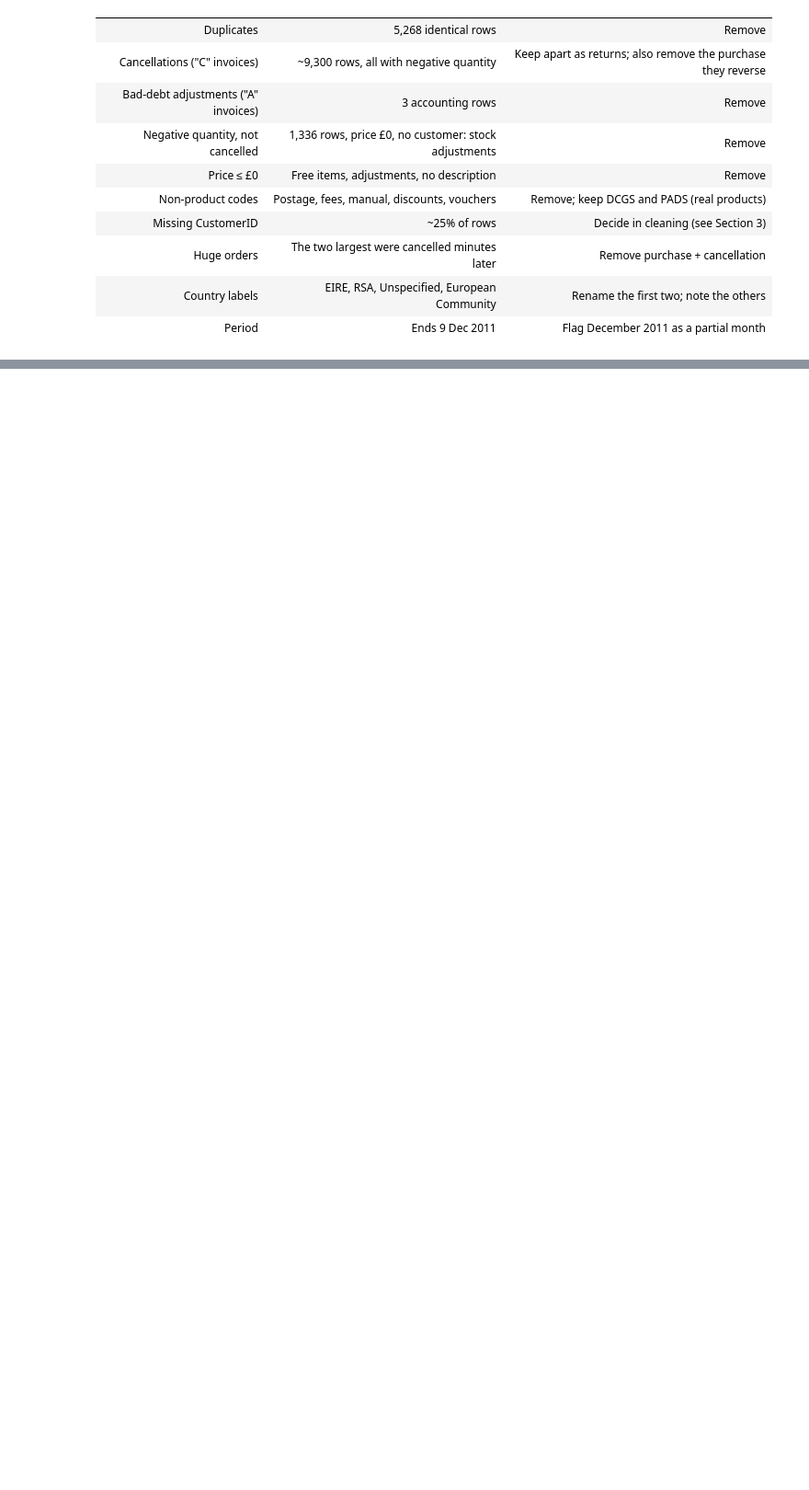
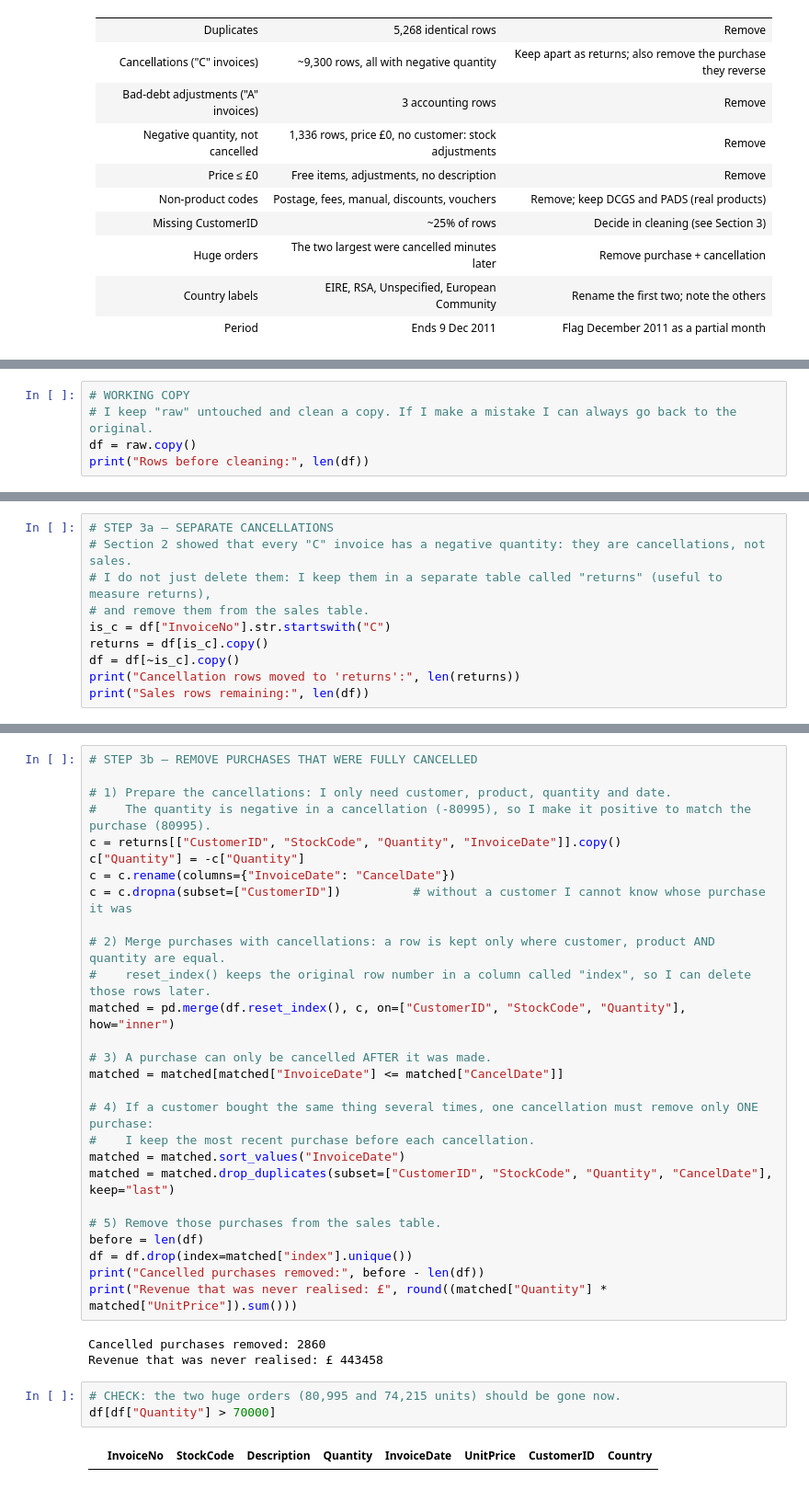
Before and after one commit to 2023357/CA2_Data_Vizualisation, a Jupyter notebook: CA2_Online_Retail.ipynb, the cells around one changed output, grey strips where cells are left out. Shown at 92% size. Drawn from its saved outputs; the diff is of its cells as text; blank space fills up the shorter version.

Commit message:
Clean data: remove duplicates, fix data types and remove cancelled purchases

```diff
--- a/CA2_Online_Retail.ipynb
+++ b/CA2_Online_Retail.ipynb
@@ -285,0 +290,5 @@ Last invoice:  2011-12-09 12:50:00
+# %%
+# WORKING COPY
+# I keep "raw" untouched and clean a copy. If I make a mistake I can always go back to the original.
+df = raw.copy()
+print("Rows before cleaning:", len(df))
@@ -285,0 +331,10 @@ Last invoice:  2011-12-09 12:50:00
+# %%
+# STEP 3a – SEPARATE CANCELLATIONS
+# Section 2 showed that every "C" invoice has a negative quantity: they are cancellations, not sales.
+# I do not just delete them: I keep them in a separate table called "returns" (useful to measure returns),
+# and remove them from the sales table.
+is_c = df["InvoiceNo"].str.startswith("C")
+returns = df[is_c].copy()
+df = df[~is_c].copy()
+print("Cancellation rows moved to 'returns':", len(returns))
+print("Sales rows remaining:", len(df))
@@ -285,0 +352,35 @@ Last invoice:  2011-12-09 12:50:00
+# %%
+# STEP 3b – REMOVE PURCHASES THAT WERE FULLY CANCELLED
+
+# 1) Prepare the cancellations: I only need customer, product, quantity and date.
+#    The quantity is negative in a cancellation (-80995), so I make it positive to match the purchase (80995).
+c = returns[["CustomerID", "StockCode", "Quantity", "InvoiceDate"]].copy()
+c["Quantity"] = -c["Quantity"]
+c = c.rename(columns={"InvoiceDate": "CancelDate"})
+c = c.dropna(subset=["CustomerID"])          # without a customer I cannot know whose purchase it was
+
+# 2) Merge purchases with cancellations: a row is kept only where customer, product AND quantity are equal.
+#    reset_index() keeps the original row number in a column called "index", so I can delete those rows later.
+matched = pd.merge(df.reset_index(), c, on=["CustomerID", "StockCode", "Quantity"], how="inner")
+
+# 3) A purchase can only be cancelled AFTER it was made.
+matched = matched[matched["InvoiceDate"] <= matched["CancelDate"]]
+
+# 4) If a customer bought the same thing several times, one cancellation must remove only ONE purchase:
+#    I keep the most recent purchase before each cancellation.
+matched = matched.sort_values("InvoiceDate")
+matched = matched.drop_duplicates(subset=["CustomerID", "StockCode", "Quantity", "CancelDate"], keep="last")
+
+# 5) Remove those purchases from the sales table.
+before = len(df)
+df = df.drop(index=matched["index"].unique())
+print("Cancelled purchases removed:", before - len(df))
+print("Revenue that was never realised: £", round((matched["Quantity"] * matched["UnitPrice"]).sum()))
+# %% [output]
+Cancelled purchases removed: 2860
+Revenue that was never realised: £ 443458
+# %%
+# CHECK: the two huge orders (80,995 and 74,215 units) should be gone now.
+df[df["Quantity"] > 70000]
+# %% [output]
+|  | InvoiceNo | StockCode | Description | Quantity | InvoiceDate | UnitPrice | CustomerID | Country |
```
Also changed, not shown: parts of 6 cells of this notebook.
